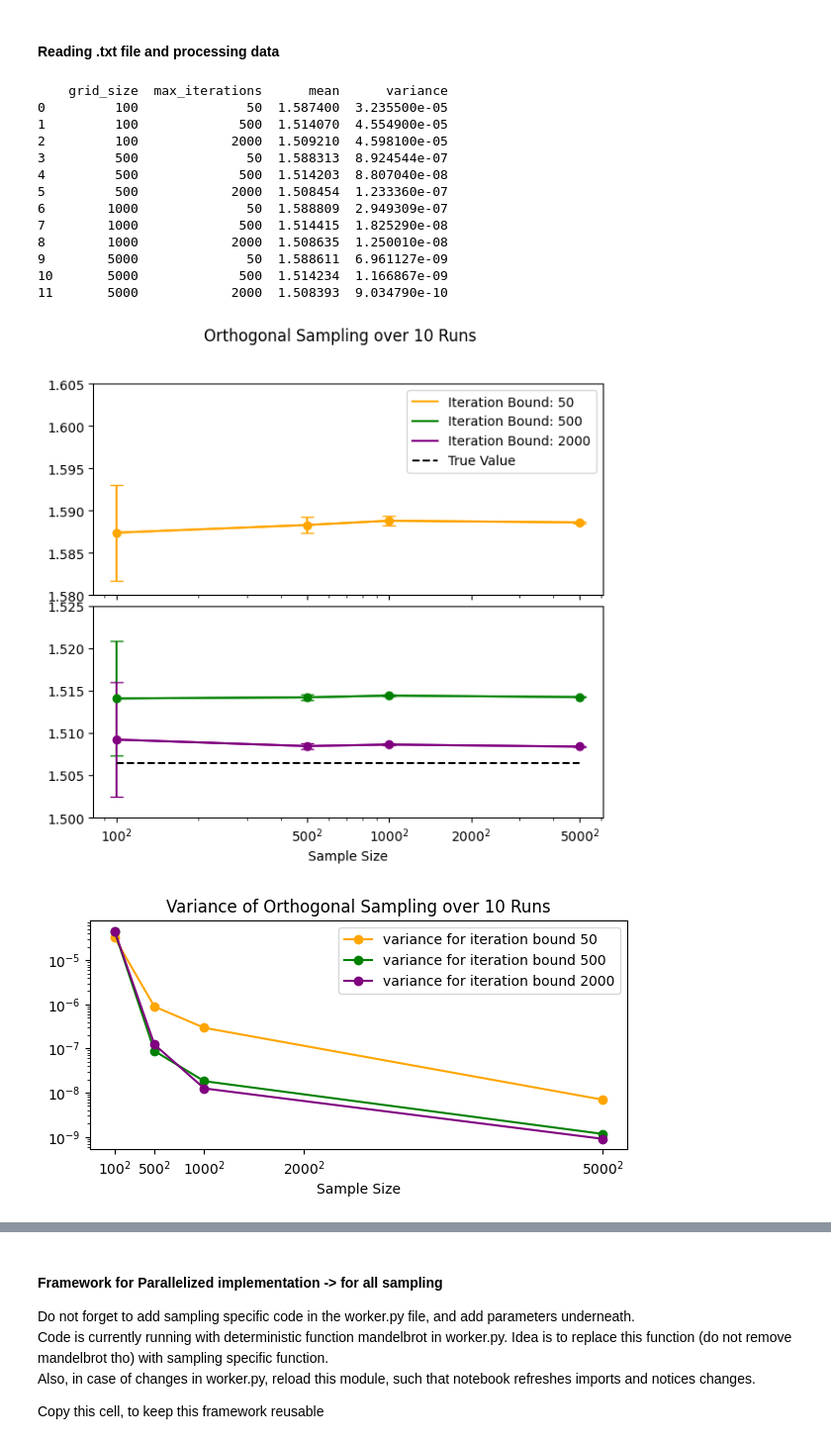
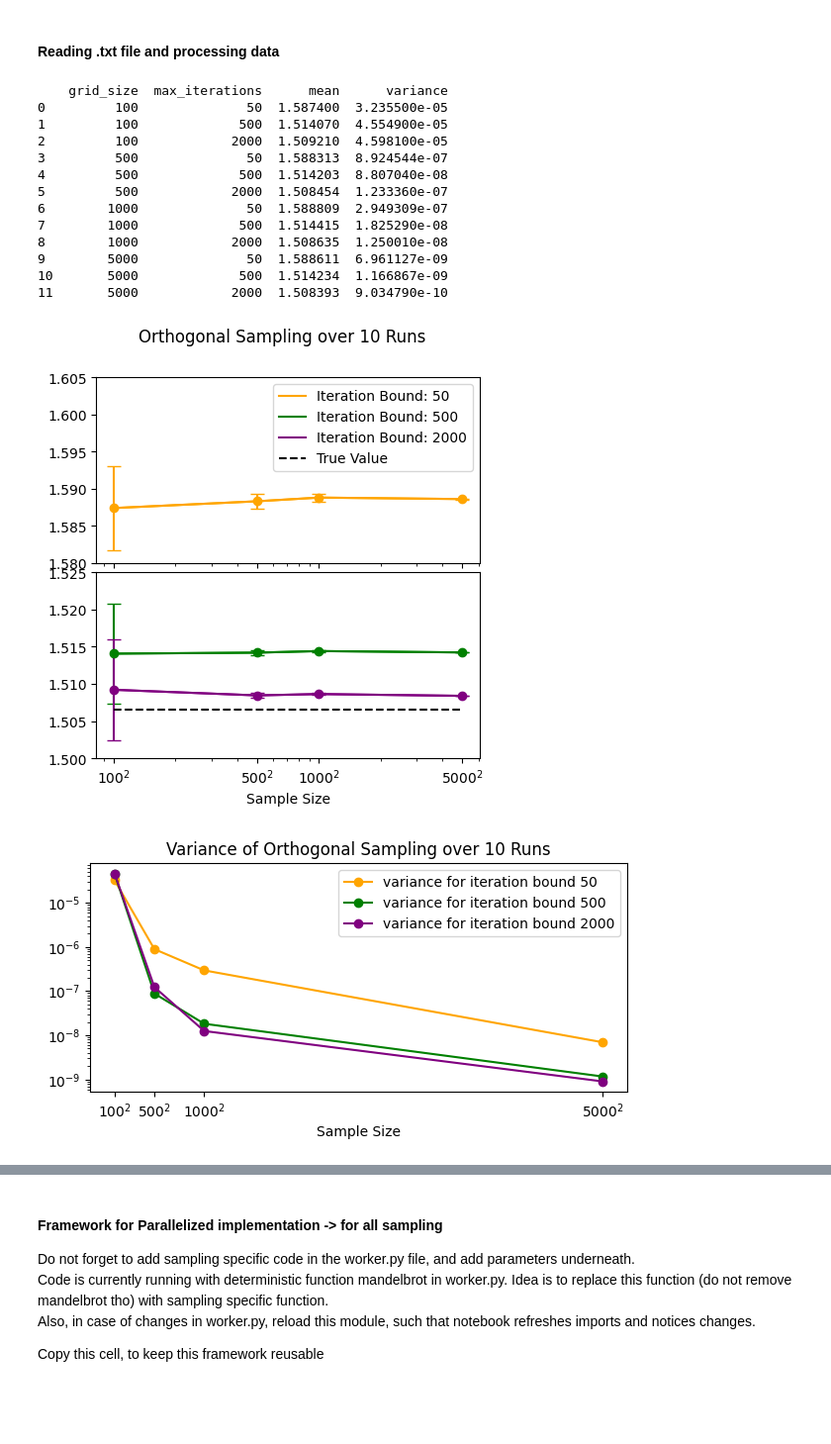
Before and after one commit to Babur-Jihanshahi/ChrisHoynckvanPapendrecht_15340791_CharlotteKoolen_15888592_ZiyaSungkar_14904950_1, a Jupyter notebook: madelbrot_sim.ipynb, the cells around one changed output, grey strips where cells are left out. Shown at 99% size. Saved outputs shown, nothing was run; the diff lists cells and outputs as text; code cells hidden in the pictures; blank space fills up the shorter version.

```diff
--- a/madelbrot_sim.ipynb
+++ b/madelbrot_sim.ipynb
@@ -83,7 +141,7 @@ print(mean_var_o)
 # plt.show()
 
 colors = ["orange", "green", "purple"]
-fig, (ax1, ax2) = plt.subplots(2,1, sharex= True, figsize=(7,6), gridspec_kw={'height_ratios': [1, 1], 'hspace': 0.05})
+fig, (ax1, ax2) = plt.subplots(2,1, sharex= True, figsize=(5,5), gridspec_kw={'height_ratios': [1, 1], 'hspace': 0.05})
 # bax = brokenaxes(ylims=((1.5, 1.525), (1.58, 1.595)), hspace=.05)
 i = 0
 for name, group in mean_var_o.groupby("max_iterations"):
@@ -108,45 +166,46 @@ ax2.set_ylim(1.5, 1.525)
 ax1.set_xscale("log")
 ax2.set_xscale("log")
 
-custom_ticks = [100, 500, 1000, 2000, 5000]
+custom_ticks = [100, 500, 1000, 5000]
 ax2.set_xticks(custom_ticks)  # Set tick positions
 ax2.set_xticklabels([f"${tick}^2$" for tick in custom_ticks])
 ax2.set_xlabel("Sample Size")
 fig.suptitle("Orthogonal Sampling over 10 Runs")
 fig.tight_layout()
+plt.savefig("orthogonal_mean.png", dpi=300)
 plt.show()
 
 plt.figure(figsize=(7,3))
 i = 0
 for name, group in mean_var_o.groupby("max_iterations"):
     plt.plot(group["grid_size"], group['variance'], marker='o', color= colors[i],label = f'variance for iteration bound {name}')
     i+=1
 plt.title("Variance of Orthogonal Sampling over 10 Runs")
-custom_ticks = [100, 500, 1000, 2000, 5000]
+custom_ticks = [100, 500, 1000, 5000]
 ax =plt.gca()
 ax.set_xticks(custom_ticks)  # Set tick positions
 ax.set_xticklabels([f"${tick}^2$" for tick in custom_ticks])
 
 plt.xlabel("Sample Size")
 plt.yscale("log")
 plt.legend()
 plt.show()
 # %% [output]
     grid_size  max_iterations      mean      variance
 0         100              50  1.587400  3.235500e-05
 1         100             500  1.514070  4.554900e-05
 2         100            2000  1.509210  4.598100e-05
 3         500              50  1.588313  8.924544e-07
 4         500             500  1.514203  8.807040e-08
 5         500            2000  1.508454  1.233360e-07
 6        1000              50  1.588809  2.949309e-07
 7        1000             500  1.514415  1.825290e-08
 8        1000            2000  1.508635  1.250010e-08
 9        5000              50  1.588611  6.961127e-09
 10       5000             500  1.514234  1.166867e-09
 11       5000            2000  1.508393  9.034790e-10
-[figure, old version]
+[figure, new version]
-[figure, old version]
+[figure, new version]
 # %%
 import pandas as pd
 import seaborn as sns
```
Also changed, not shown: parts of 7 cells of this notebook, 2 other files.
